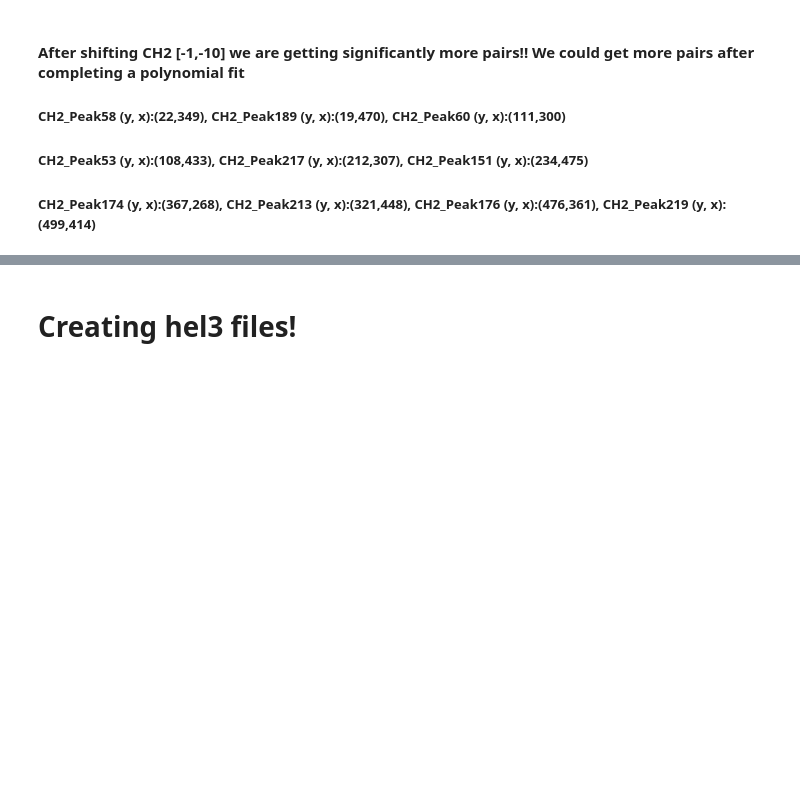
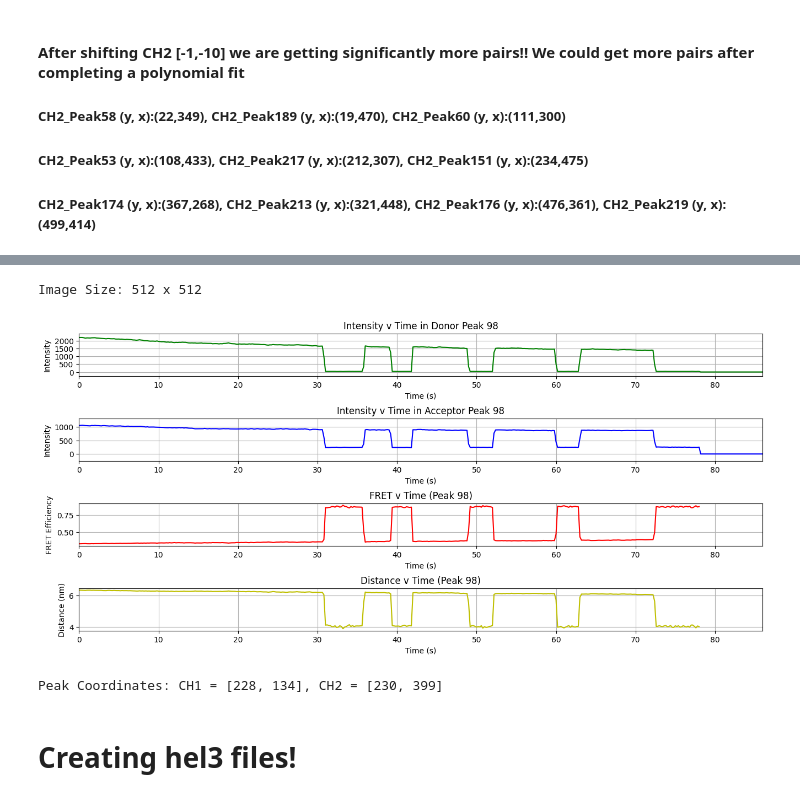
Before and after one commit to ljhason/smImaging-Exploration, a Jupyter notebook: Benchmarking/No_background.ipynb, the cells around one changed output, grey strips where cells are left out. Cells and saved outputs as stored; diff of their text form; code cells hidden in the pictures; blank space fills up the shorter version.

Commit message:
correct zoom_size and no_background.ipynb

```diff
--- a/Benchmarking/No_background.ipynb
+++ b/Benchmarking/No_background.ipynb
@@ -241,3 +257,9 @@ plt.show()
+# %%
+display_time_series(file_path, image, 98, poly_pair_arr_CH1, poly_pair_arr_CH2, tpf = 1/5, R_0=5.6, radius=4, time_interval=10, background_treatment = "None", CH_consideration=False,  CH1_intensity_interval=500, CH2_intensity_interval=500, figsize=(16,7))
+# %% [output]
+Image Size: 512 x 512
+[figure, added]
+Peak Coordinates: CH1 = [228, 134], CH2 = [230, 399]
 # %% [markdown]
 # Creating hel3 files!
 # %%
```
Also changed, not shown: parts of 4 cells of this notebook, 4 other files.
